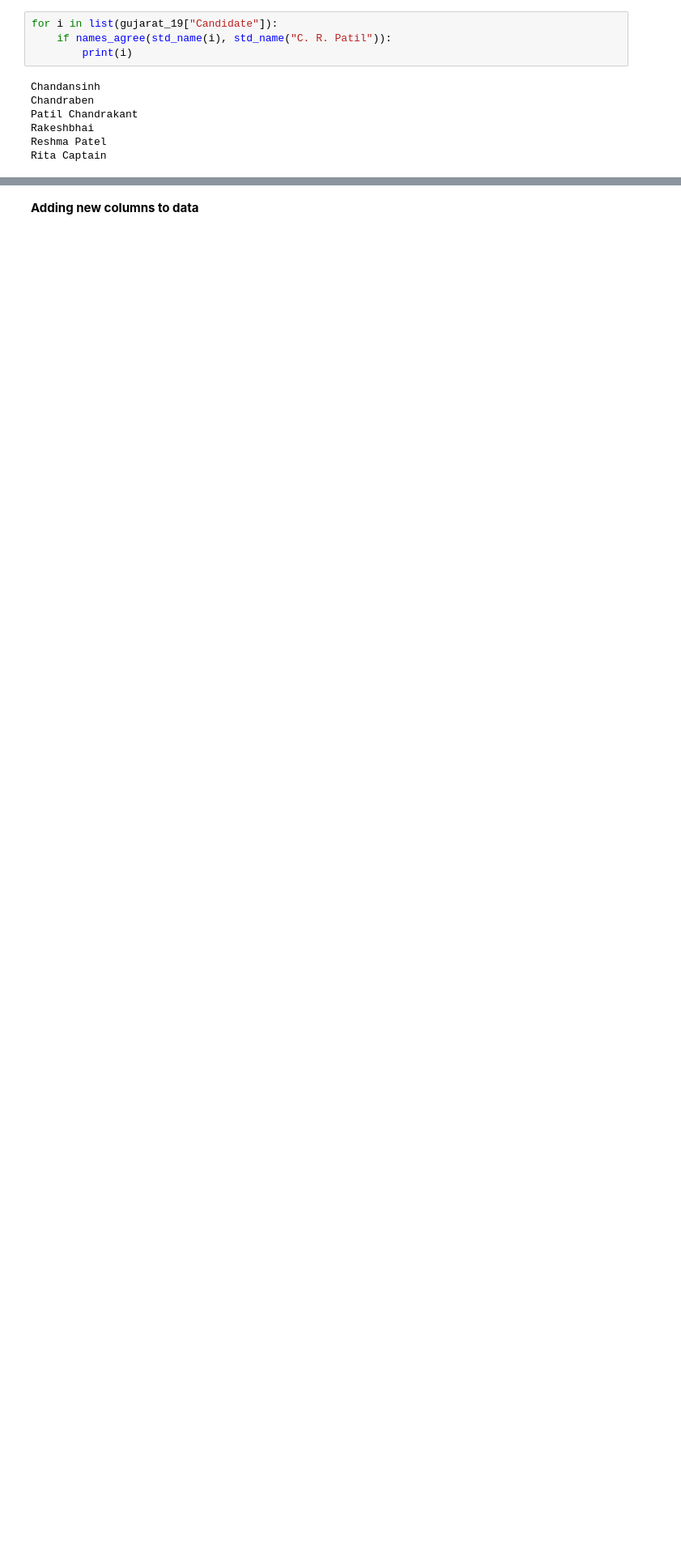
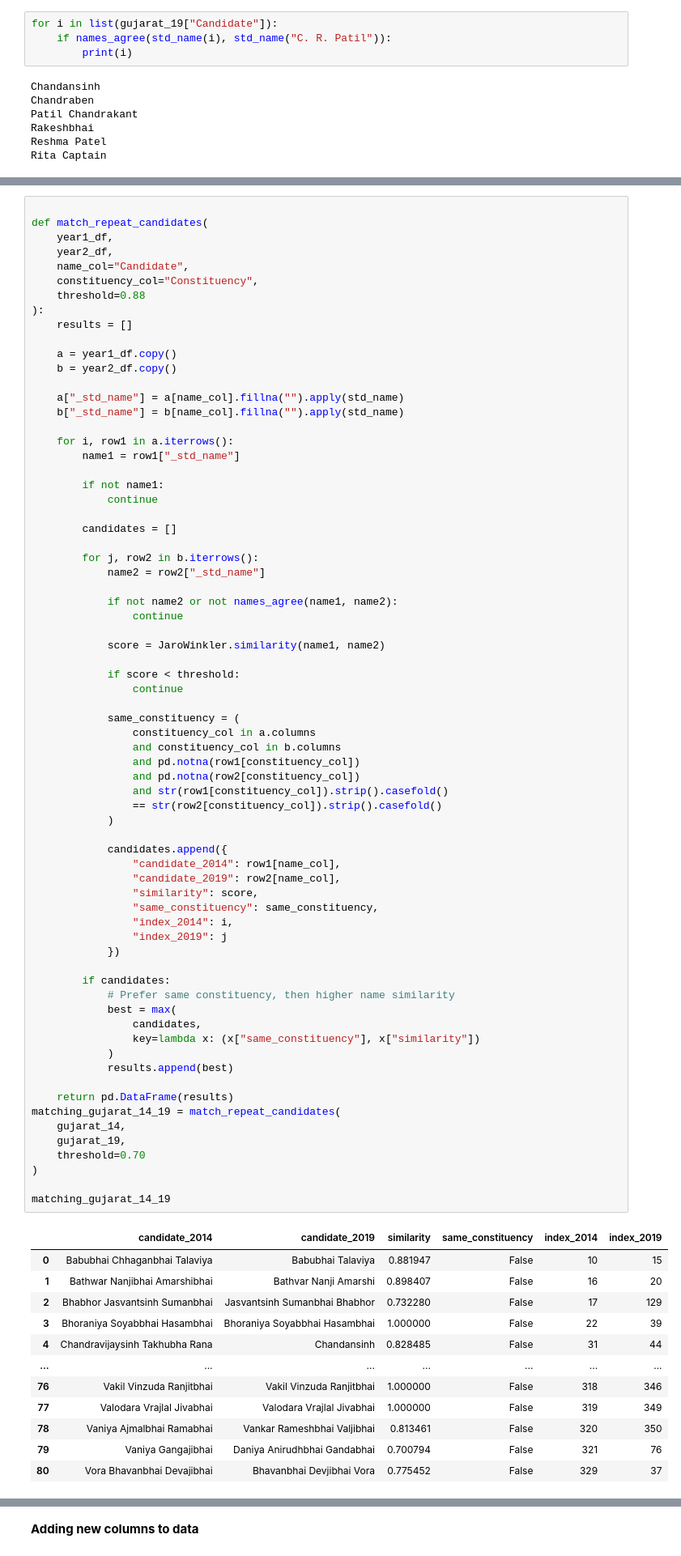
Before and after one commit to iitm-da25b007/MPs-assets, a Jupyter notebook: tomatch.ipynb, the cells around one changed output, grey strips where cells are left out. Shown at 81% size. Cells and saved outputs as stored; diff of their text form; blank space fills up the shorter version.

```diff
--- a/tomatch.ipynb
+++ b/tomatch.ipynb
@@ -455,0 +524,83 @@ matching_gujarat_24
+# %%
+
+def match_repeat_candidates(
+    year1_df,
+    year2_df,
+    name_col="Candidate",
+    constituency_col="Constituency",
+    threshold=0.88
+):
+    results = []
+
+    a = year1_df.copy()
+    b = year2_df.copy()
+
+    a["_std_name"] = a[name_col].fillna("").apply(std_name)
+    b["_std_name"] = b[name_col].fillna("").apply(std_name)
+
+    for i, row1 in a.iterrows():
+        name1 = row1["_std_name"]
+
+        if not name1:
+            continue
+
+        candidates = []
+
+        for j, row2 in b.iterrows():
+            name2 = row2["_std_name"]
+
+            if not name2 or not names_agree(name1, name2):
+                continue
+
+            score = JaroWinkler.similarity(name1, name2)
+
+            if score < threshold:
+                continue
+
+            same_constituency = (
+                constituency_col in a.columns
+                and constituency_col in b.columns
+                and pd.notna(row1[constituency_col])
+                and pd.notna(row2[constituency_col])
+                and str(row1[constituency_col]).strip().casefold()
+                == str(row2[constituency_col]).strip().casefold()
+            )
+
+            candidates.append({
+                "candidate_2014": row1[name_col],
+                "candidate_2019": row2[name_col],
+                "similarity": score,
+                "same_constituency": same_constituency,
+                "index_2014": i,
+                "index_2019": j
+            })
+
+        if candidates:
+            # Prefer same constituency, then higher name similarity
+            best = max(
+                candidates,
+                key=lambda x: (x["same_constituency"], x["similarity"])
+            )
+            results.append(best)
+
+    return pd.DataFrame(results)
+matching_gujarat_14_19 = match_repeat_candidates(
+    gujarat_14,
+    gujarat_19,
+    threshold=0.70
+)
+
+matching_gujarat_14_19
+# %% [output]
+|  | candidate_2014 | candidate_2019 | similarity | same_constituency | index_2014 | index_2019 |
+| 0 | Babubhai Chhaganbhai Talaviya | Babubhai Talaviya | 0.881947 | False | 10 | 15 |
+| 1 | Bathwar Nanjibhai Amarshibhai | Bathvar Nanji Amarshi | 0.898407 | False | 16 | 20 |
+| 2 | Bhabhor Jasvantsinh Sumanbhai | Jasvantsinh Sumanbhai Bhabhor | 0.732280 | False | 17 | 129 |
+| 3 | Bhoraniya Soyabbhai Hasambhai | Bhoraniya Soyabbhai Hasambhai | 1.000000 | False | 22 | 39 |
+| 4 | Chandravijaysinh Takhubha Rana | Chandansinh | 0.828485 | False | 31 | 44 |
+| ... | ... | ... | ... | ... | ... | ... |
+| 76 | Vakil Vinzuda Ranjitbhai | Vakil Vinzuda Ranjitbhai | 1.000000 | False | 318 | 346 |
+| 77 | Valodara Vrajlal Jivabhai | Valodara Vrajlal Jivabhai | 1.000000 | False | 319 | 349 |
+| 78 | Vaniya Ajmalbhai Ramabhai | Vankar Rameshbhai Valjibhai | 0.813461 | False | 320 | 350 |
+| 79 | Vaniya Gangajibhai | Daniya Anirudhbhai Gandabhai | 0.700794 | False | 321 | 76 |
+| 80 | Vora Bhavanbhai Devajibhai | Bhavanbhai Devjibhai Vora | 0.775452 | False | 329 | 37 |
```
Also changed, not shown: parts of 3 cells of this notebook.
